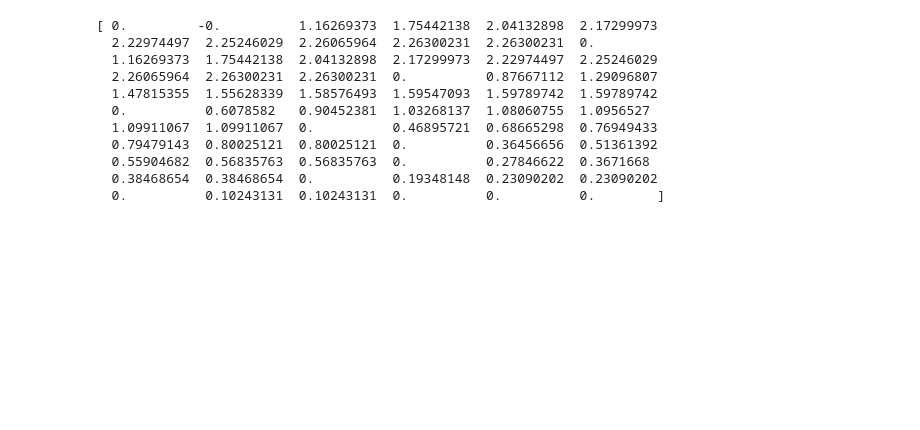
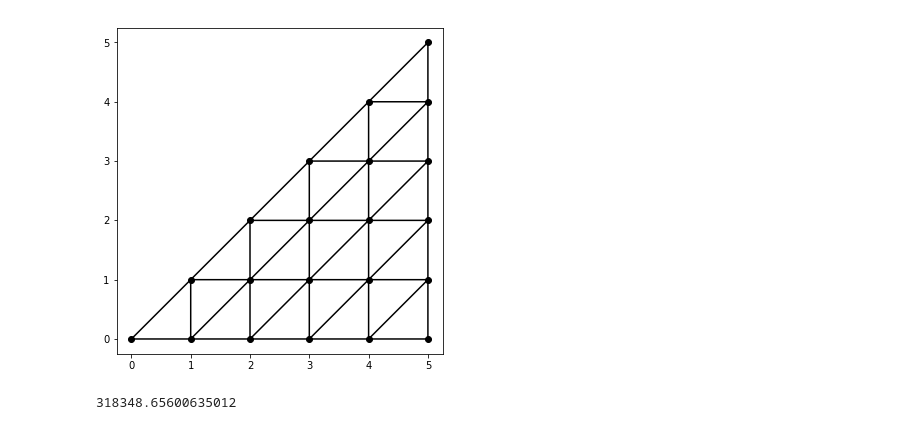
Before and after one commit to wandrewjam/thesis, a Jupyter notebook: first-binding-model/first-binding-time.ipynb, the cells around one changed output. Cells and saved outputs as stored; diff of their text form; code cells hidden in the pictures; blank space fills up the shorter version.

```diff
--- a/first-binding-model/first-binding-time.ipynb
+++ b/first-binding-model/first-binding-time.ipynb
@@ -114,14 +102,34 @@ print(xtri)
-# %%
-print(plot_sol)
-# %% [output]
-[ 0.         -0.          1.16269373  1.75442138  2.04132898  2.17299973
-  2.22974497  2.25246029  2.26065964  2.26300231  2.26300231  0.
-  1.16269373  1.75442138  2.04132898  2.17299973  2.22974497  2.25246029
-  2.26065964  2.26300231  2.26300231  0.          0.87667112  1.29096807
-  1.47815355  1.55628339  1.58576493  1.59547093  1.59789742  1.59789742
-  0.          0.6078582   0.90452381  1.03268137  1.08060755  1.0956527
-  1.09911067  1.09911067  0.          0.46895721  0.68665298  0.76949433
-  0.79479143  0.80025121  0.80025121  0.          0.36456656  0.51361392
-  0.55904682  0.56835763  0.56835763  0.          0.27846622  0.3671668
-  0.38468654  0.38468654  0.          0.19348148  0.23090202  0.23090202
-  0.          0.10243131  0.10243131  0.          0.          0.        ]
+# %%
+# Generate a sample mesh
+Nsamp = 5
+xsamp, zsamp = np.linspace(0, L, num=Nsamp+1), np.linspace(0, L, num=Nsamp+1)
+
+xtrisamp = []
+for i in range(Nsamp+1):
+    xtrisamp.append(xsamp[i:])
+xtrisamp = np.hstack(xtrisamp)
+ztrisamp = np.repeat(zsamp, np.arange(1, Nsamp+2)[::-1])
+npointssamp = xtrisamp.shape[0]
+
+trirowssamp = []
+for i in range(Nsamp+1, 1, -1):
+    ti = i*(i+1)/2
+    offset = npointssamp - ti
+    for j in range(0, i-1):
+        trirowssamp.append(np.array([offset + j, offset + j + 1, offset + j + i]))
+    if i > 2:
+        for j in range(1, i-1):
+            trirowssamp.append(np.array([offset + j, offset + j + i, offset + j + i - 1]))
+trisamp = np.vstack(trirowssamp)
+
+fig, ax = plt.subplots()
+ax.triplot(xtrisamp, ztrisamp, trisamp, 'k-o')
+ax.set_aspect('equal')
+plt.savefig('sample-mesh.png', dpi=300)
+plt.show()
+# %% [output]
+[figure, added]
+# %%
+np.linalg.cond(A.toarray())
+# %% [output]
+318348.65600635012
```
Also changed, not shown: parts of 6 cells of this notebook, 1 other file.
